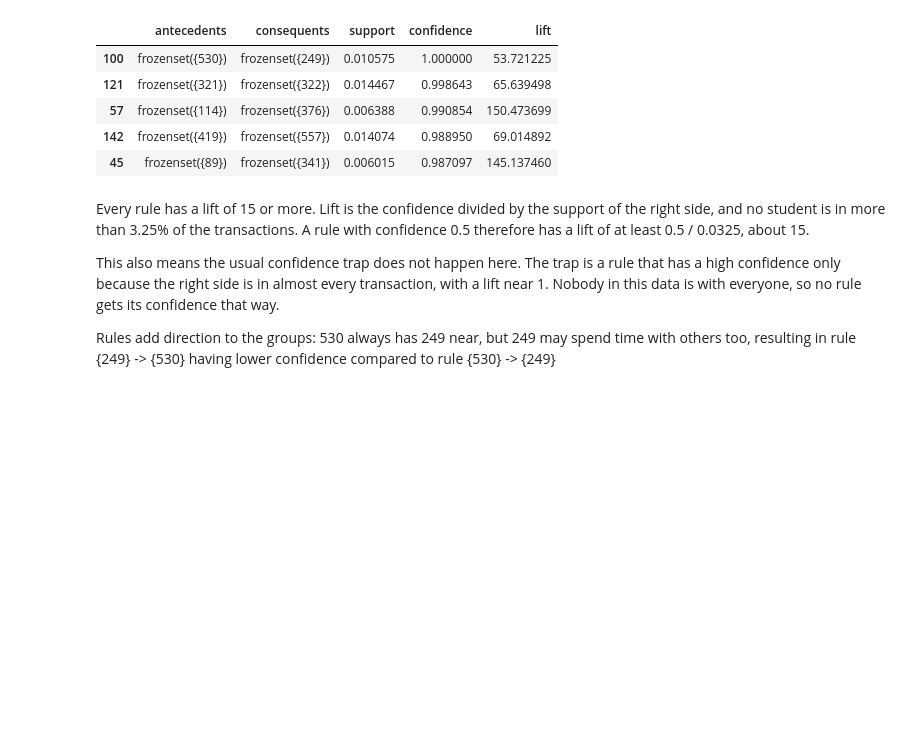
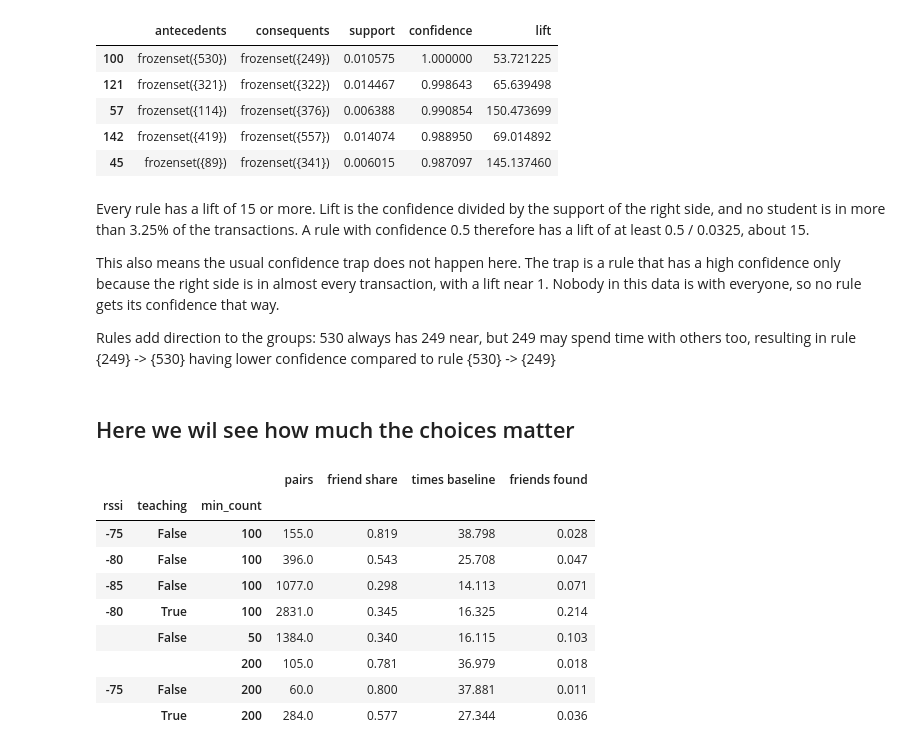
Before and after one commit to s9ib0T/data-mining-1, a Jupyter notebook: notebooks/friends.ipynb, the cells around one changed output. Cells and saved outputs as stored; diff of their text form; code cells hidden in the pictures; blank space fills up the shorter version.

Commit message:
added sensitivity table for threshold, hours and support

```diff
--- a/notebooks/friends.ipynb
+++ b/notebooks/friends.ipynb
@@ -222,3 +222,33 @@ Every rule has a lift of 15 or more. Lift is the confidence divided by the suppo
 This also means the usual confidence trap does not happen here. The trap is a rule that has a high confidence only because the right side is in almost every transaction, with a lift near 1. Nobody in this data is with everyone, so no rule gets its confidence that way.
 
 Rules add direction to the groups: 530 always has 249 near, but 249 may spend time with others too, resulting in rule {249} -> {530} having lower confidence compared to rule {530} -> {249}
+# %% [markdown]
+## Here we wil see how much the choices matter
+# %%
+# about 25 s, most of it for teaching hours
+settings = [
+    (-75, False, 100),
+    (-80, False, 100),
+    (-85, False, 100),
+    (-80, True, 100),
+    (-80, False, 50),
+    (-80, False, 200),
+    (-75, False, 200),
+    (-75, True, 200),
+]
+rows = {}
+for r, teaching, count in settings:
+    f = fr.mine(fr.transactions(fr.together(prox, r, teaching)), count)
+    rows[(r, teaching, count)] = fr.score(f, friends, users)
+pd.DataFrame(rows).T.rename_axis(["rssi", "teaching", "min_count"]).round(3)
+# %% [output]
+|  |  |  | pairs | friend share | times baseline | friends found |
+| rssi | teaching | min_count |  |  |  |  |
+| -75 | False | 100 | 155.0 | 0.819 | 38.798 | 0.028 |
+| -80 | False | 100 | 396.0 | 0.543 | 25.708 | 0.047 |
+| -85 | False | 100 | 1077.0 | 0.298 | 14.113 | 0.071 |
+| -80 | True | 100 | 2831.0 | 0.345 | 16.325 | 0.214 |
+|  | False | 50 | 1384.0 | 0.340 | 16.115 | 0.103 |
+|  |  | 200 | 105.0 | 0.781 | 36.979 | 0.018 |
+| -75 | False | 200 | 60.0 | 0.800 | 37.881 | 0.011 |
+|  | True | 200 | 284.0 | 0.577 | 27.344 | 0.036 |
```
Also changed, not shown: parts of 1 cell of this notebook.
